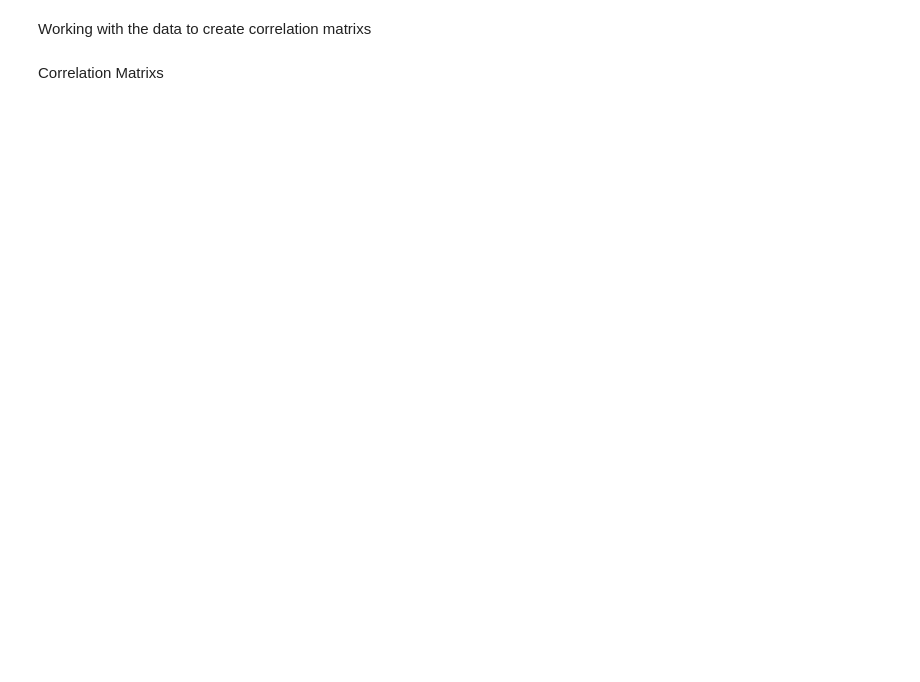
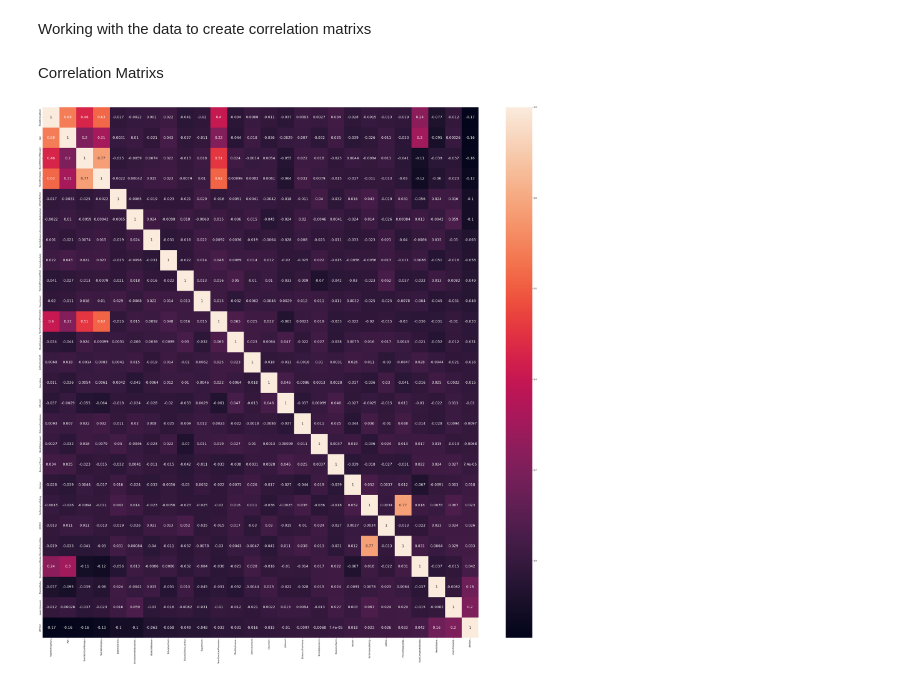
Before and after one commit to Plexiglace-EL/projet-IA, a Jupyter notebook: Model.ipynb, the cells around one changed output. Saved outputs shown, nothing was run; the diff lists cells and outputs as text; code cells hidden in the pictures; blank space fills up the shorter version.

Commit message:
EN LEGENDE

```diff
--- a/Model.ipynb
+++ b/Model.ipynb
@@ -215,6 +221,7 @@ prep_pipeline = Pipeline(
         ('import', FunctionTransformer(import_columns(X))),
         ('fill_nan', FunctionTransformer(fill_nan(X))),
         ('prep', FunctionTransformer(label_encoding(X))),
+        ('prepy', FunctionTransformer(label_encoding(y))),
         ('scaler', FunctionTransformer(standard_scaler(X)))
     ]
 )
@@ -256,8 +305,10 @@ neg_corr = X_corr.loc[:, small]
 Correlation Matrixs
 # %%
 import seaborn as sns
-# plt.figure(figsize = (50,50))
-# sns.heatmap(neg_corr.corr(method='pearson'), annot= True, annot_kws={'size': 18})
-# plt.show()
+plt.figure(figsize = (50,50))
+sns.heatmap(neg_corr.corr(method='pearson'), annot= True, annot_kws={'size': 18})
+plt.show()
+# %% [output]
+[figure, added]
 # %%
 import seaborn as sns
```
Also changed, not shown: parts of 33 cells of this notebook.
